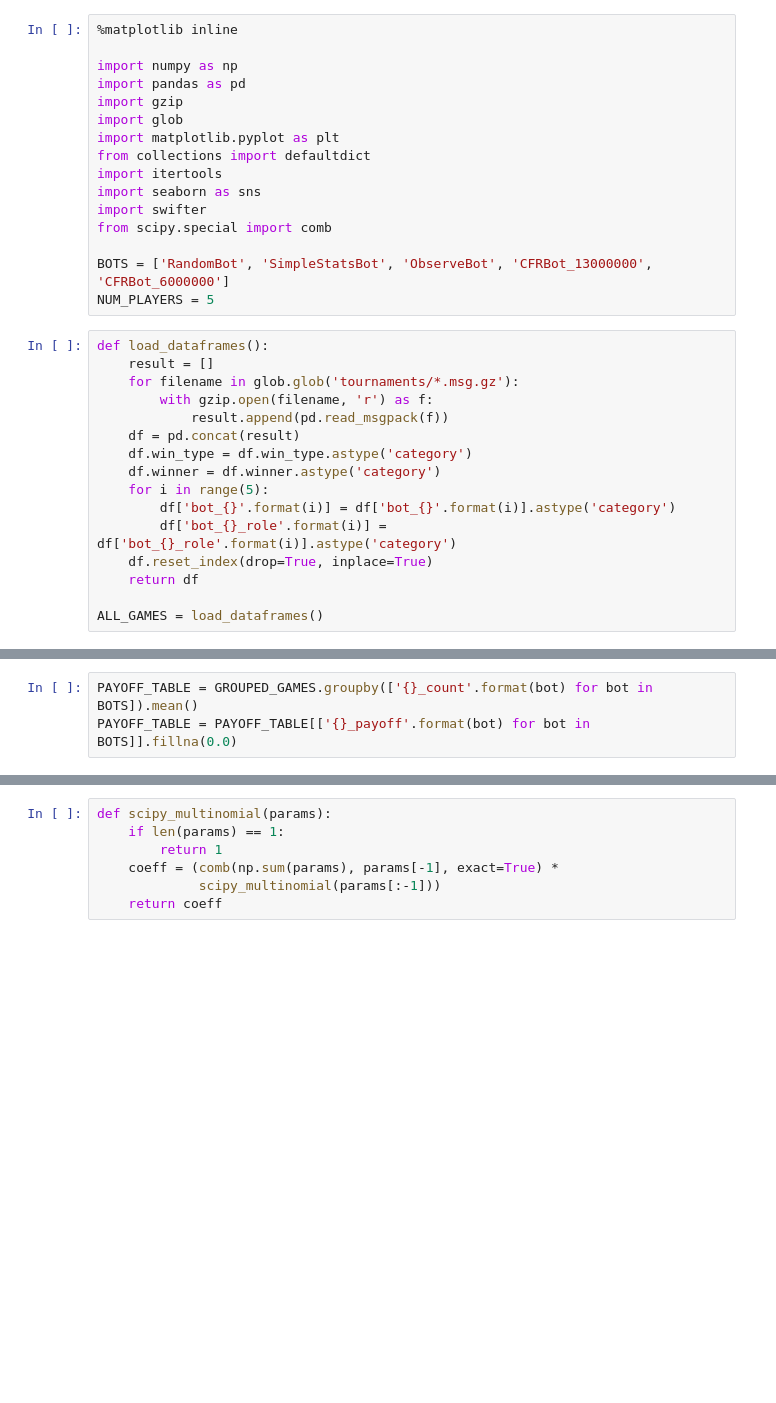
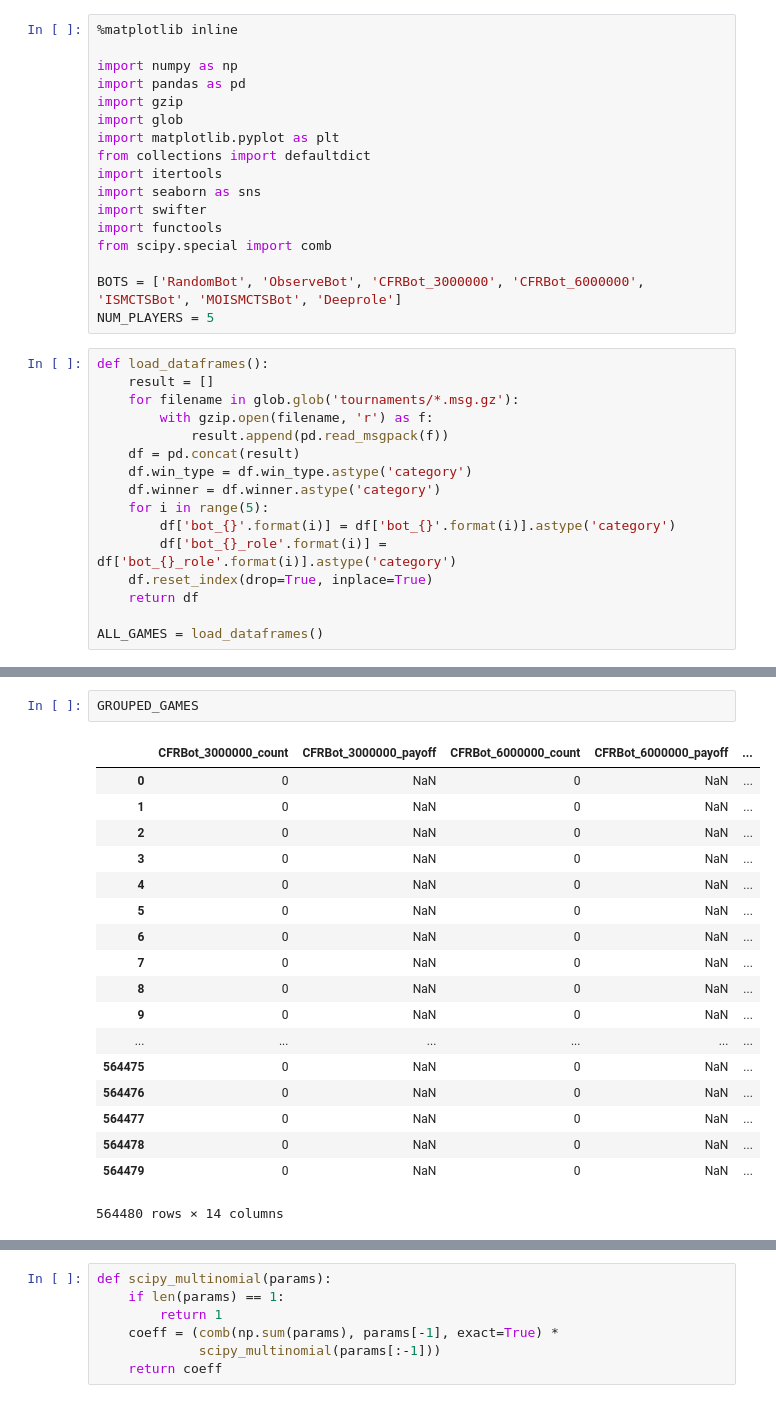
Before and after one commit to Detry322/avalon-bot, a Jupyter notebook: battlefield/Nash Insights.ipynb, the cells around one changed output, grey strips where cells are left out. Saved outputs shown, nothing was run; the diff lists cells and outputs as text; blank space fills up the shorter version.

```diff
--- a/battlefield/Nash Insights.ipynb
+++ b/battlefield/Nash Insights.ipynb
@@ -10,9 +10,10 @@ from collections import defaultdict
 import itertools
 import seaborn as sns
 import swifter
+import functools
 from scipy.special import comb
 
-BOTS = ['RandomBot', 'SimpleStatsBot', 'ObserveBot', 'CFRBot_13000000', 'CFRBot_6000000']
+BOTS = ['RandomBot', 'ObserveBot', 'CFRBot_3000000', 'CFRBot_6000000', 'ISMCTSBot', 'MOISMCTSBot', 'Deeprole']
 NUM_PLAYERS = 5
 # %%
 def load_dataframes():
@@ -73,3 +62,21 @@ ALL_GAMES[:10]
-# %%
-PAYOFF_TABLE = GROUPED_GAMES.groupby(['{}_count'.format(bot) for bot in BOTS]).mean()
-PAYOFF_TABLE = PAYOFF_TABLE[['{}_payoff'.format(bot) for bot in BOTS]].fillna(0.0)
+# %%
+GROUPED_GAMES
+# %% [output]
+|  | CFRBot_3000000_count | CFRBot_3000000_payoff | CFRBot_6000000_count | CFRBot_6000000_payoff | ... |
+| 0 | 0 | NaN | 0 | NaN | ... |
+| 1 | 0 | NaN | 0 | NaN | ... |
+| 2 | 0 | NaN | 0 | NaN | ... |
+| 3 | 0 | NaN | 0 | NaN | ... |
+| 4 | 0 | NaN | 0 | NaN | ... |
+| 5 | 0 | NaN | 0 | NaN | ... |
+| 6 | 0 | NaN | 0 | NaN | ... |
+| 7 | 0 | NaN | 0 | NaN | ... |
+| 8 | 0 | NaN | 0 | NaN | ... |
+| 9 | 0 | NaN | 0 | NaN | ... |
+| ... | ... | ... | ... | ... | ... |
+| 564475 | 0 | NaN | 0 | NaN | ... |
+| 564476 | 0 | NaN | 0 | NaN | ... |
+| 564477 | 0 | NaN | 0 | NaN | ... |
+| 564478 | 0 | NaN | 0 | NaN | ... |
+| 564479 | 0 | NaN | 0 | NaN | ... |
+564480 rows × 14 columns
```
Also changed, not shown: parts of 5 cells of this notebook, 5 other files.
